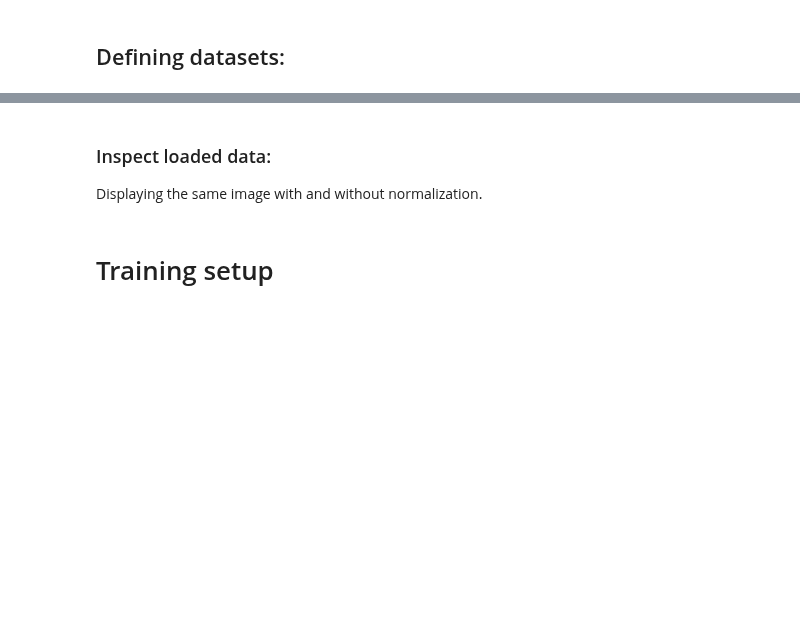
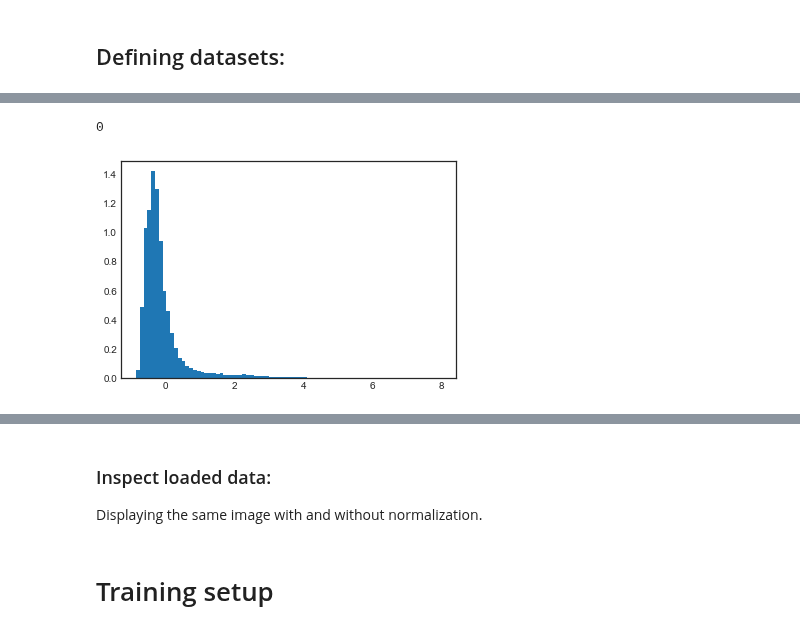
Before and after one commit to WMAPernice/Test_dev, a Jupyter notebook: YNet_dev/New_DEMO_YNet_Res_v11.1.ipynb, the cells around one changed output, grey strips where cells are left out. Saved outputs shown, nothing was run; the diff lists cells and outputs as text; code cells hidden in the pictures; blank space fills up the shorter version.

```diff
--- a/YNet_dev/New_DEMO_YNet_Res_v11.1.ipynb
+++ b/YNet_dev/New_DEMO_YNet_Res_v11.1.ipynb
@@ -188,3 +163,11 @@ im_speck = speckle(im)
+# %%
+idx = 1
+im = np.ravel(to_np(x)[idx][1])
+print(y[idx])
+plt.hist(im, density = True, bins = 80);
+# %% [output]
+0
+[figure, added]
 # %%
 print(np.mean(im[0]), np.std(im[0]))
 print(np.mean(im_gauss[0]), np.std(im_gauss[0]))
```
Also changed, not shown: parts of 17 cells of this notebook.
